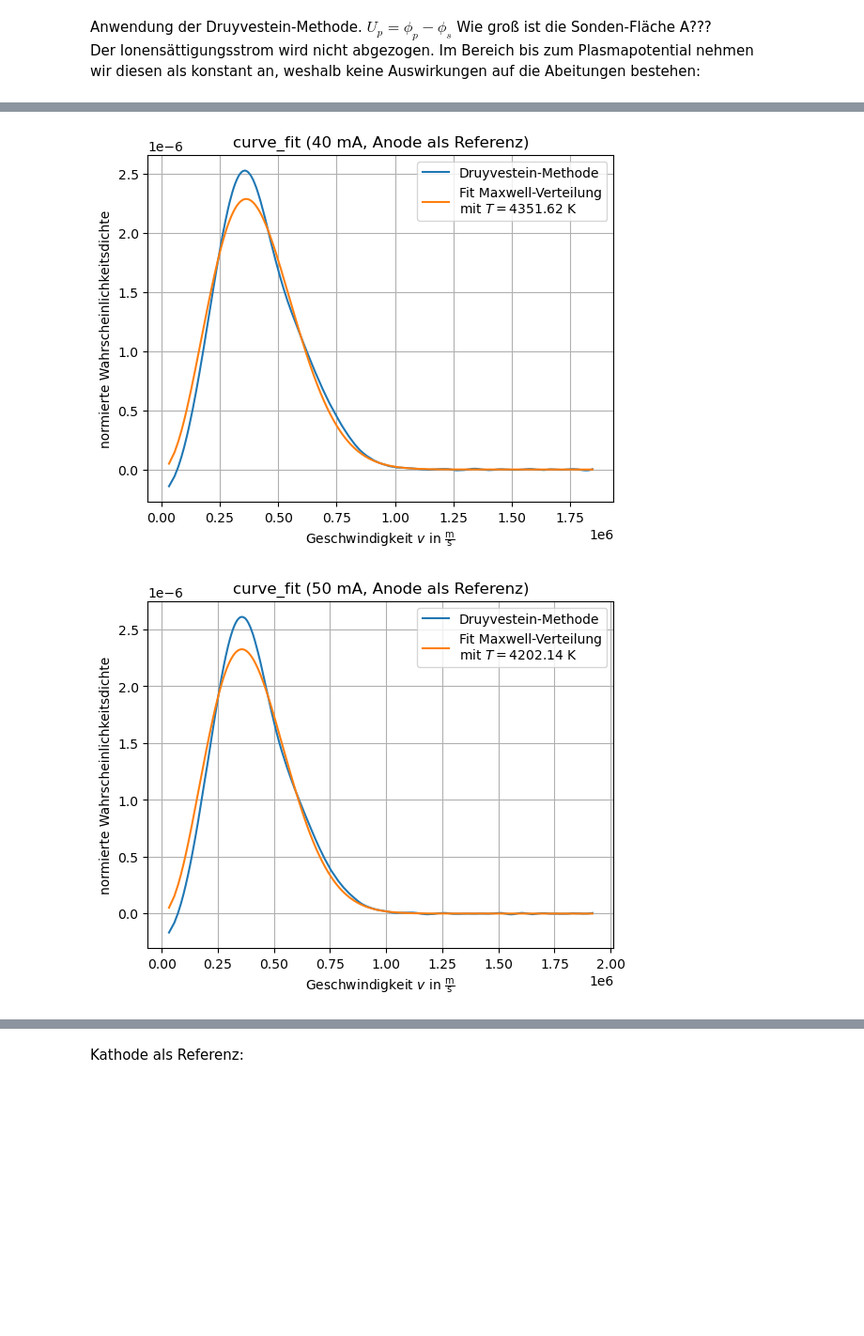
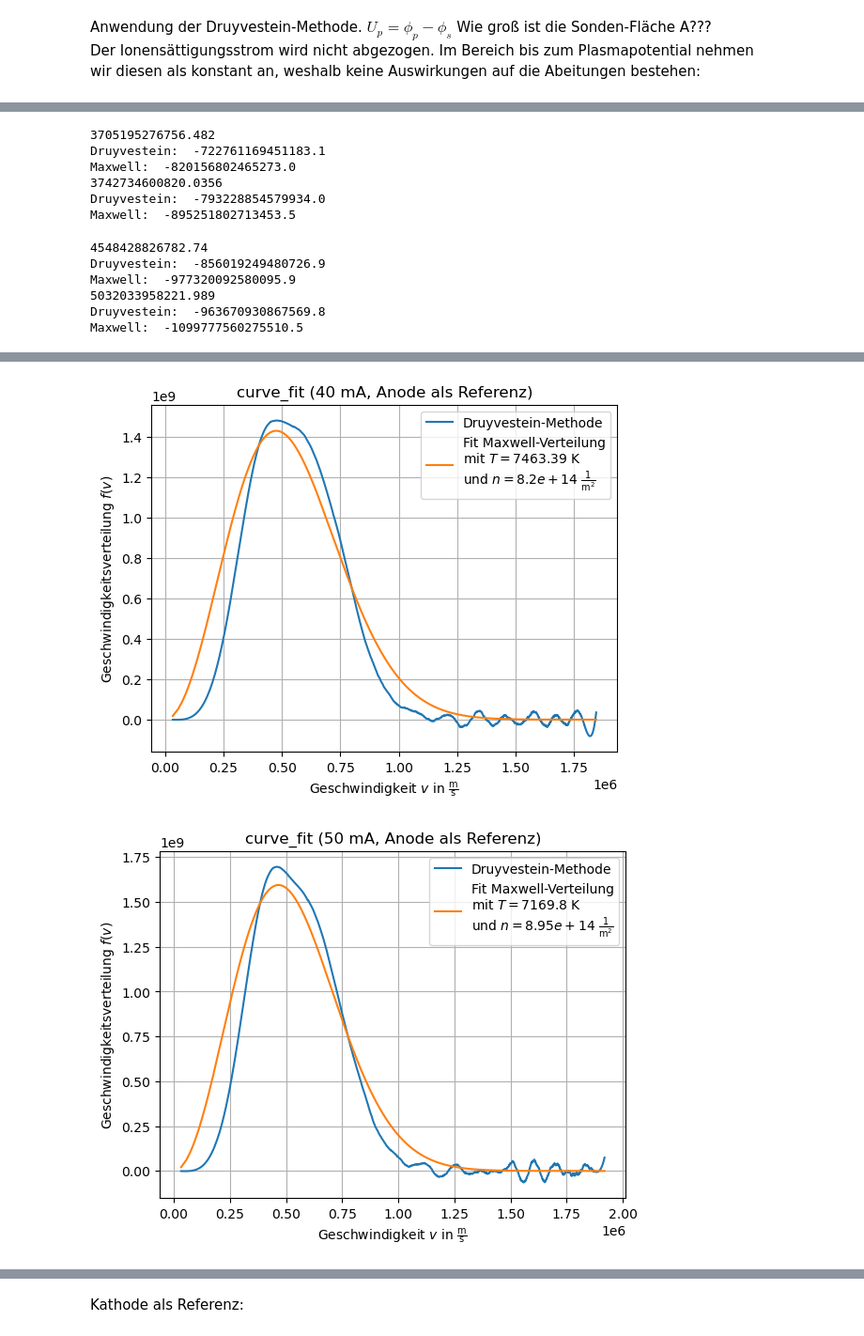
Before and after one commit to hannes-ebe/F-Prak, a Jupyter notebook: langmuir/Automatisierte_Messung.ipynb, the cells around one changed output, grey strips where cells are left out. Shown at 94% size. Saved outputs shown, nothing was run; the diff lists cells and outputs as text; code cells hidden in the pictures; blank space fills up the shorter version.

```diff
--- a/langmuir/Automatisierte_Messung.ipynb
+++ b/langmuir/Automatisierte_Messung.ipynb
@@ -16,9 +16,9 @@ for i in label:
 # %%
 ax = plt.subplots()
 for i in label:
-    plt.plot(anode[i][0],anode[i][1],label=str(i)+' mA')
+    plt.plot(anode[i][0],anode[i][1]*1e3,label=str(i)+' mA')
 plt.xlabel('U in V')
-plt.ylabel('I in A')
+plt.ylabel('I in mA')
 plt.title('Anode als Referenz')
 plt.grid()
 plt.legend()
@@ -386,12 +386,21 @@ def druyvestein(A,d2I):
     # return const.m_e**2/(const.e**3*2*const.pi*A)*d2I
     # Korrrekturfaktor, um Strom auf Geschwindigkeit zu transformieren???
     return const.m_e**2/(const.e**3*2*const.pi*A)*d2I*(const.e/const.m_e)
+def druyvestein_2(A,d2I,v):
+    '''Beim Plotten noch bedenken, dass U_p transformiert wird auf Geschwindigkeit.
+    Minus weglassen durch Trafo auf Geschwindigkeit???'''
+    # return const.m_e**2/(const.e**3*2*const.pi*A)*d2I
+    # Korrrekturfaktor, um Strom auf Geschwindigkeit zu transformieren???
+    return 4*np.pi*v**2*const.m_e**2/(const.e**3*2*const.pi*A)*d2I#*(const.e/const.m_e)
 def U_p_to_v(U_p):
     '''Wie gehe ich am besten mit den Minuszeichen um???'''
     return np.sqrt(2*const.e*U_p/const.m_e)
 def maxwell(v,T):
     '''Maxwell-Verteilung für Temperatur T'''
     return 4*const.pi*v**2*(const.m_e/(2*const.pi*const.k*T))**(3/2)*np.exp(-const.m_e*v**2/2/const.k/T)
+def maxwell_2(v,T,n):
+    '''Maxwell-Verteilung für Temperatur T und Dichte n'''
+    return n*4*const.pi*v**2*(const.m_e/(2*const.pi*const.k*T))**(3/2)*np.exp(-const.m_e*v**2/2/const.k/T)
 # %%
 from scipy.optimize import curve_fit
 
@@ -400,6 +409,8 @@ labels = [30,40,50,60,70]
 hand_fit = [4900,4000,4800,4800,4800]
 T_list = []
 T_error_list = []
+n_list = []
+n_error_list = []
 
 for i, current in enumerate(currents):
     I_1 = current[4]
@@ -410,32 +421,54 @@ for i, current in enumerate(currents):
     # print(phi_p)
 
     # Berechnung der Geschwindigkeitsverteilung
-    f = druyvestein(9.2e-6,I_2)
+    #f = druyvestein(9.2e-6,I_2)
     U_p = phi_p - U_2
     v = U_p_to_v(U_p)
+    f = druyvestein_2(9.2e-6,I_2,v)
 
     # Normierung Druyvestein (nan-Werte müssen entfernt werden; Druyvestein muss umgedreht werden, da v falsch herum ist)
     # Fitte Temperatur über scipy.optimize.curve_fit mit p0 als inital guess
     mask = np.isfinite(v) & np.isfinite(f)
-    f_norm = -1.0*f[mask]/np.trapz(f[mask],v[mask])
+    # f_norm = -1.0*f[mask]/np.trapz(f[mask],v[mask])
+    f = f[mask]
+    # f = -1.0*f[mask]/np.trapz(f[mask],v[mask])
     v = v[mask]
 
-    popt, pconv = curve_fit(maxwell,v,f_norm,p0=4800)
+    # popt, pconv = curve_fit(maxwell,v,f_norm,p0=4800)
+    # T = popt[0]
+    # T_std = np.sqrt(np.diag(pconv)[0])    # Standardabweichung der Temperatur
+    # T_list.append(T)
+    # T_error_list.append(T_std)
+
+    # maxwell1 = maxwell(v,T)
+    # maxwell2 = maxwell(v,hand_fit[i])
+
+    popt, pconv = curve_fit(maxwell_2,v,f,p0=(7500,1.0e15))
     T = popt[0]
     T_std = np.sqrt(np.diag(pconv)[0])    # Standardabweichung der Temperatur
     T_list.append(T)
     T_error_list.append(T_std)
+    n = popt[1]
+    n_std = np.sqrt(np.diag(pconv)[1])
+    n_list.append(n)
+    n_error_list.append(n_std)
+    print(n_std)
 
-    maxwell1 = maxwell(v,T)
-    maxwell2 = maxwell(v,hand_fit[i])
+    maxwell1 = maxwell_2(v,T,n)
+
+    print('Druyvestein: ',np.trapz(f,v))
+    print('Maxwell: ',np.trapz(maxwell1,v))
+
+
 
     ax = plt.subplots()
-    plt.plot(v,f_norm,label='Druyvestein-Methode')
-    plt.plot(v,maxwell1,label='Fit Maxwell-Verteilung\nmit $T='+str(round(T,2))+'$ K')
+    # plt.plot(v,f_norm,label='Druyvestein-Methode')
+    plt.plot(v,f,label='Druyvestein-Methode')
+    plt.plot(v,maxwell1,label='Fit Maxwell-Verteilung\nmit $T='+str(round(T,2))+'$ K\nund '+r'$n=%.3g$ $\frac{1}{\mathrm{m}^2}$' % n)
     plt.grid()
     plt.title('curve_fit ('+str(labels[i])+' mA, Anode als Referenz)')
     plt.xlabel(r'Geschwindigkeit $v$ in $\frac{\mathrm{m}}{\mathrm{s}}$')
-    plt.ylabel('normierte Wahrscheinlichkeitsdichte')
+    plt.ylabel('Geschwindigkeitsverteilung $f(v)$')
     plt.legend()
     plt.savefig('figures/druyvestein_fit_+'+str(labels[i])+'_anode.pdf')
 
@@ -458,4 +491,14 @@ plt.title('Anode als Referenz')
 plt.grid()
 plt.legend()
 plt.savefig('figures/comparison_T_anode.pdf')
+
+ax = plt.subplots()
+plt.errorbar(labels,n_el,yerr=n_el_err,marker='x',label='logarithmierte Kennlinie')
+plt.errorbar(labels,n_list,yerr=n_error_list,marker='x',label='Druyvestein-Methode')
+plt.xlabel('Entladungsstrom in mA')
+plt.ylabel('Elektronendichte in m$^{-3}$')
+plt.title('Anode als Referenz')
+plt.grid()
+plt.legend()
+plt.savefig('figures/comparison_n_anode.pdf')
 # %% [output]
@@ -461,0 +508,12 @@ plt.savefig('figures/comparison_T_anode.pdf')
+3705195276756.482
+Druyvestein:  -722761169451183.1
+Maxwell:  -820156802465273.0
+3742734600820.0356
+Druyvestein:  -793228854579934.0
+Maxwell:  -895251802713453.5
+4548428826782.74
+Druyvestein:  -856019249480726.9
+Maxwell:  -977320092580095.9
+5032033958221.989
+Druyvestein:  -963670930867569.8
+Maxwell:  -1099777560275510.5
@@ -463,2 +521,2 @@ plt.savefig('figures/comparison_T_anode.pdf')
-[figure, old version]
+[figure, new version]
-[figure, old version]
+[figure, new version]
```
Also changed, not shown: parts of 6 cells of this notebook, 43 other files.
